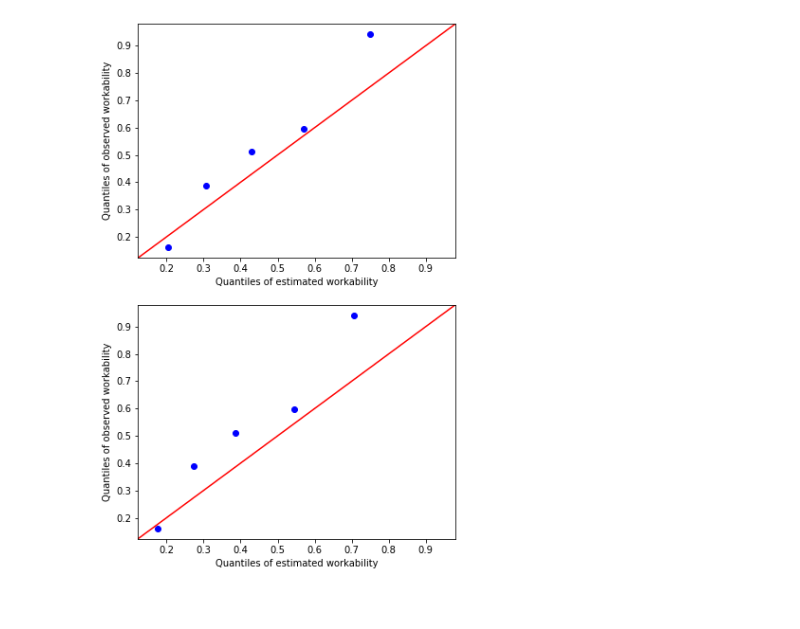
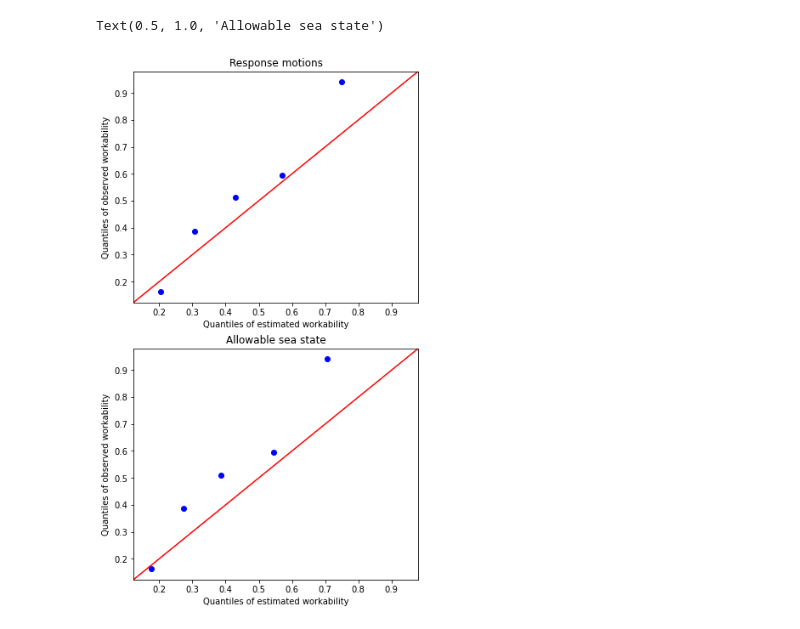
Before and after one commit to thijsreedijk/OpenCLSim, a Jupyter notebook: models/03-1-HKZ-single-run.ipynb, the cells around one changed output. Saved outputs shown, nothing was run; the diff lists cells and outputs as text; code cells hidden in the pictures.

```diff
--- a/models/03-1-HKZ-single-run.ipynb
+++ b/models/03-1-HKZ-single-run.ipynb
@@ -57,24 +57,30 @@ tmp_df = df[df["WorkabilityRAO"] < 1]
 tmp_df1 = df[df["WorkabilitySea"] < 1]
 tmp_ob = observed[observed["Workability"] < 1]
 # %%
-fig, ax = plt.subplots(nrows=2, ncols=1, figsize=(6, 10))
+fig, ax = plt.subplots(nrows=2, ncols=1, figsize=(6, 11))
 
 qqplot1 = qqplot_2samples(
     data2=tmp_df["WorkabilityRAO"],
     data1=tmp_ob["Workability"],
     xlabel="Quantiles of estimated workability",
     ylabel="Quantiles of observed workability",
     line="45",
     ax=ax[0]
 )
 
 qqplot2 = qqplot_2samples(
     data2=tmp_df1["WorkabilitySea"],
     data1=tmp_ob["Workability"],
     xlabel="Quantiles of estimated workability",
     ylabel="Quantiles of observed workability",
     line="45",
     ax=ax[1],
 )
+
+ax[0].set_title("Response motions")
+ax[1].set_title("Allowable sea state")
+
+# plt.savefig("./data/results/QQPlot-HKZ.jpg", dpi=100, bbox_inches="tight")
 # %% [output]
+Text(0.5, 1.0, 'Allowable sea state')
-[figure, old version]
+[figure, new version]
```
Also changed, not shown: 3 other files.
